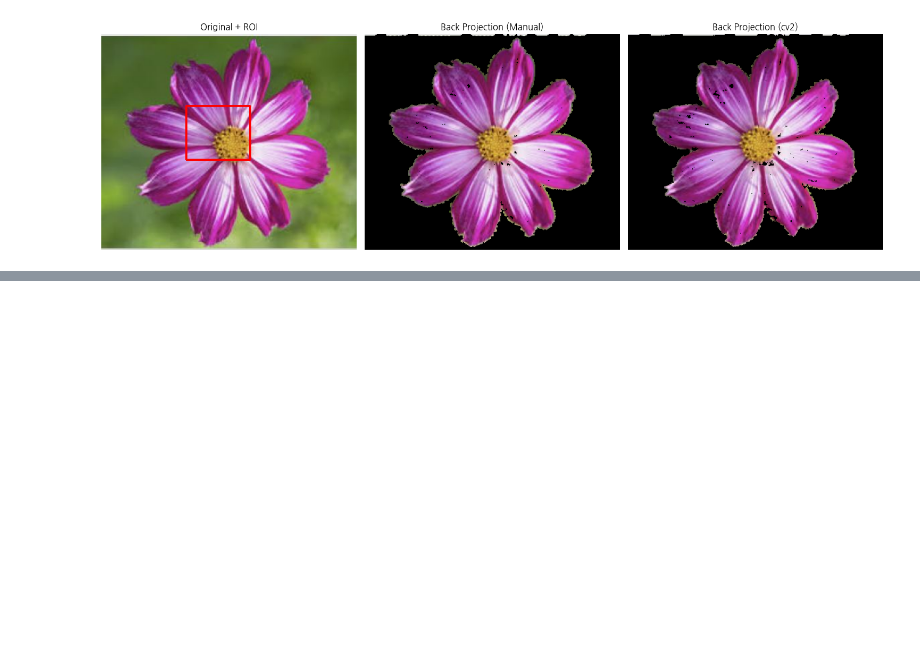
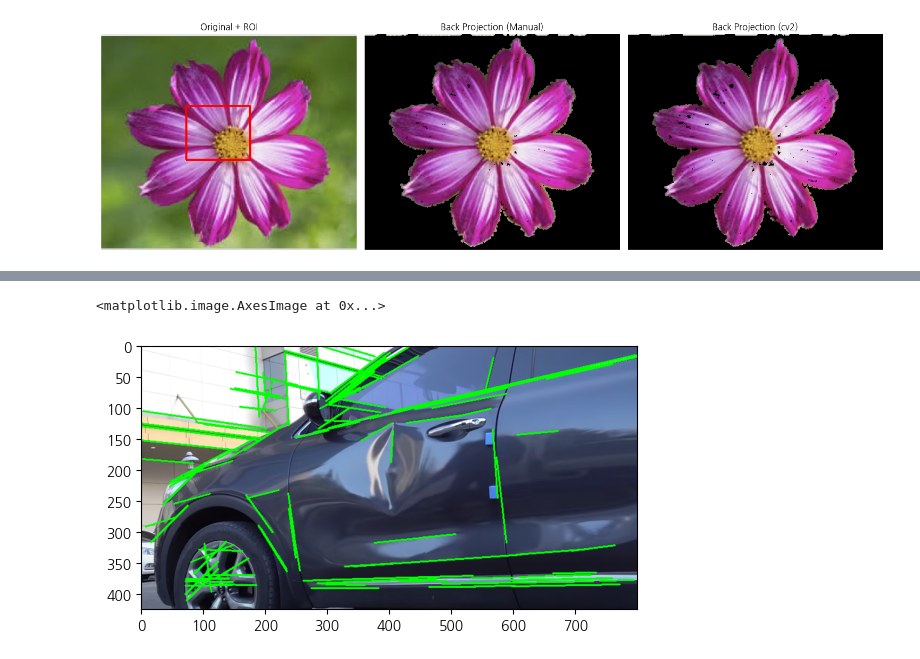
Before and after one commit to Racoon7828/KDT-14, a Jupyter notebook: [7]_CVISION/Test.ipynb, the cells around one changed output, grey strips where cells are left out. Cells and saved outputs as stored; diff of their text form; code cells hidden in the pictures; blank space fills up the shorter version.

```diff
--- a/[7]_CVISION/Test.ipynb
+++ b/[7]_CVISION/Test.ipynb
@@ -104,0 +130,12 @@ plt.show()
+# %%
+lines = cv2.HoughLinesP(edges, 1, np.pi/180, 60, minLineLength=50, maxLineGap=10)
+
+line_img = img.copy()
+if lines is not None:
+    for line in lines:
+        x1, y1, x2, y2 = line[0]
+        cv2.line(line_img, (x1, y1), (x2, y2), (0, 255, 0), 2)
+plt.imshow(cv2.cvtColor(line_img, cv2.COLOR_BGR2RGB))
+# %% [output]
+<matplotlib.image.AxesImage at 0x...>
+[figure, added]
```
Also changed, not shown: parts of 4 cells of this notebook, 10 other files.
